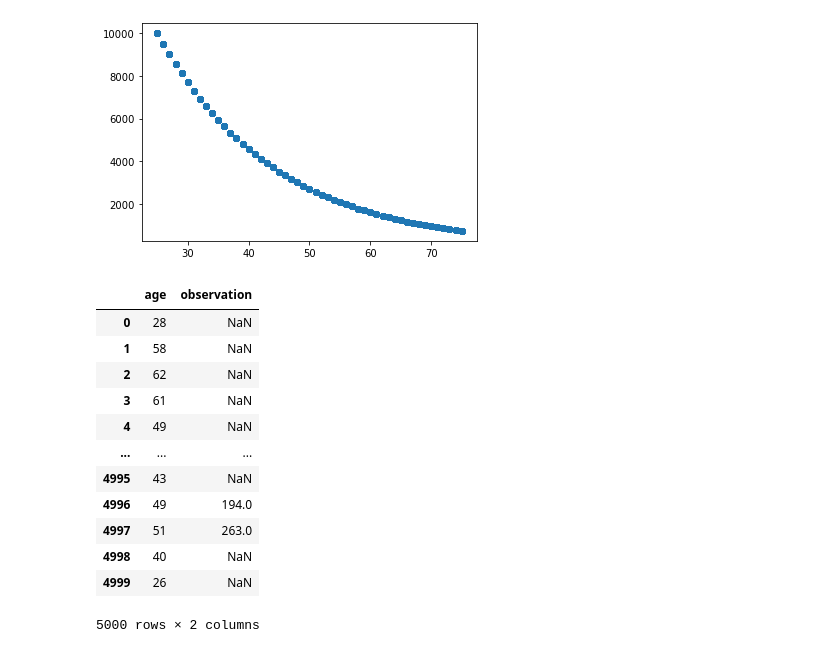
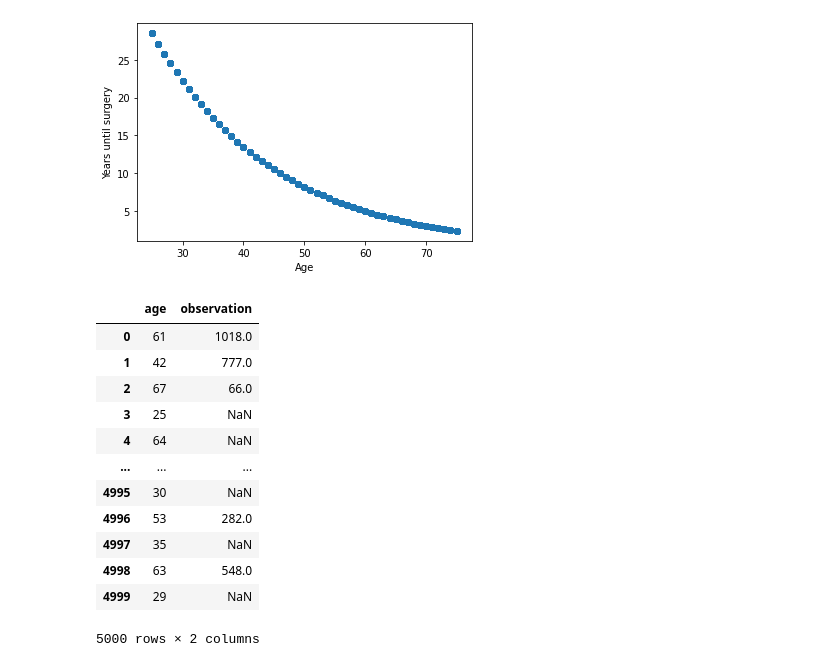
Before and after one commit to ljbelenky/lindy_approximation, a Jupyter notebook: surgery_dataset.ipynb, the cells around one changed output. Drawn from its saved outputs; the diff is of its cells as text; code cells hidden in the pictures.

```diff
--- a/surgery_dataset.ipynb
+++ b/surgery_dataset.ipynb
@@ -33,26 +29,32 @@ timeout = 1000
+# %%
+a=-10.5
+b=0.05
+timeout = 365*3
 # %%
 prob_values = 1/(1+np.exp(-a-b*df['age']))
 # %%
-plt.scatter(df['age'],1/prob_values);
+plt.scatter(df['age'],1/(365*prob_values))
+plt.xlabel('Age')
+plt.ylabel('Years until surgery');
 # %% [output]
-[figure, old version]
+[figure, new version]
 # %%
-days = prob_values.apply(lambda p:geom(p).rvs())
+days = geom(prob_values).rvs()
 df['observation'] = np.where(days <= timeout, days, np.nan)
 df
 # %% [output]
 |  | age | observation |
-| 0 | 28 | NaN |
-| 1 | 58 | NaN |
-| 2 | 62 | NaN |
-| 3 | 61 | NaN |
-| 4 | 49 | NaN |
+| 0 | 61 | 1018.0 |
+| 1 | 42 | 777.0 |
+| 2 | 67 | 66.0 |
+| 3 | 25 | NaN |
+| 4 | 64 | NaN |
 | ... | ... | ... |
-| 4995 | 43 | NaN |
-| 4996 | 49 | 194.0 |
-| 4997 | 51 | 263.0 |
-| 4998 | 40 | NaN |
-| 4999 | 26 | NaN |
+| 4995 | 30 | NaN |
+| 4996 | 53 | 282.0 |
+| 4997 | 35 | NaN |
+| 4998 | 63 | 548.0 |
+| 4999 | 29 | NaN |
 5000 rows × 2 columns
 # %%
 (df['observation'].isna()).mean()
```
Also changed, not shown: parts of 24 cells of this notebook, 1 other file.
